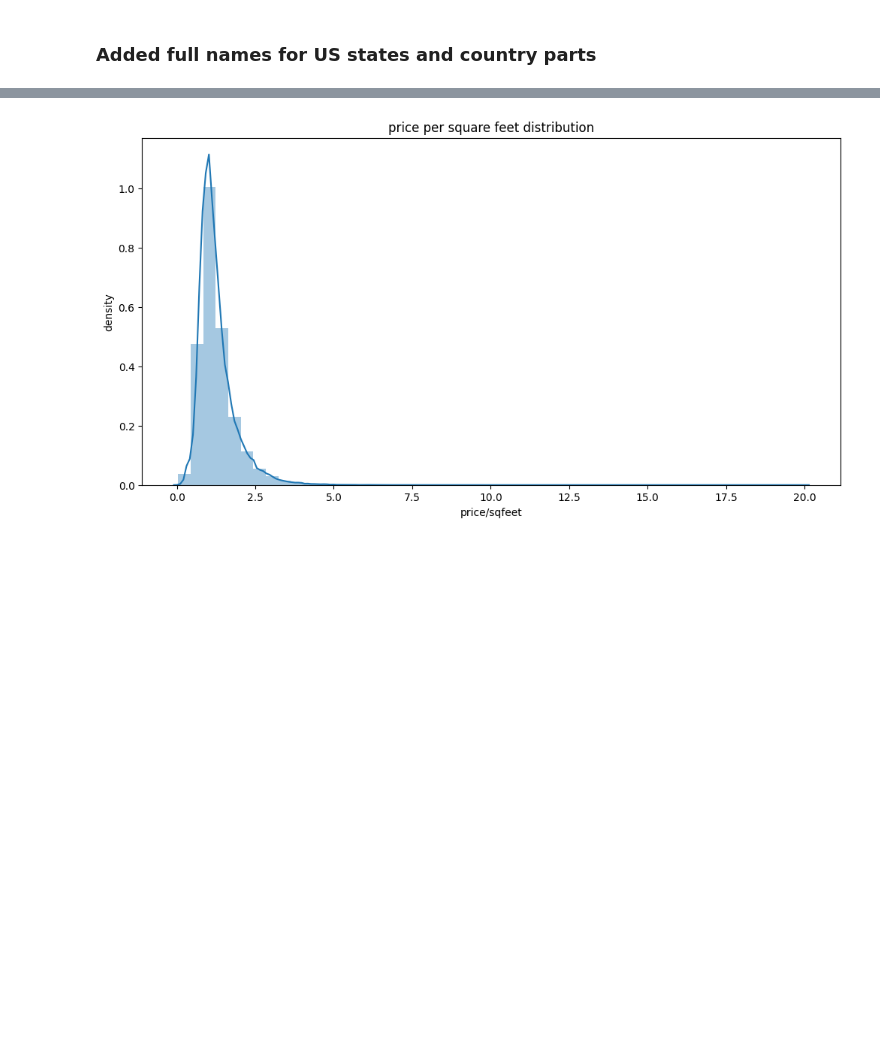
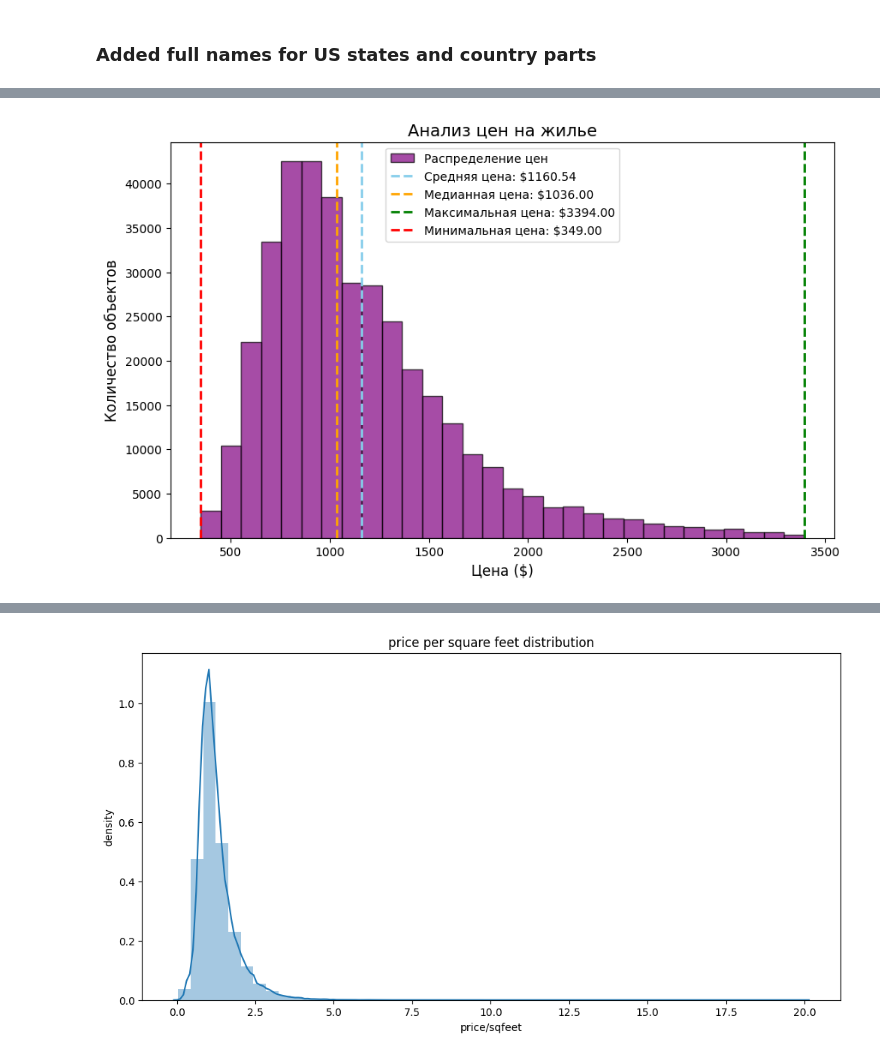
Before and after one commit to misha8347/Data-Gathering, a Jupyter notebook: final_exam/housing_analysis.ipynb, the cells around one changed output, grey strips where cells are left out. Cells and saved outputs as stored; diff of their text form; code cells hidden in the pictures; blank space fills up the shorter version.

```diff
--- a/final_exam/housing_analysis.ipynb
+++ b/final_exam/housing_analysis.ipynb
@@ -321,3 +343,24 @@ df.describe().T
 | lat | 371985.0 | 3.710568e+01 | 5.238229e+00 | 1.910020e+01 | 3.342370e+01 | 3.761930e+01 | 4.111080e+01 | 4.900120e+01 |
 | long | 371985.0 | -9.233729e+01 | 1.516919e+01 | -1.595300e+02 | -9.851270e+01 | -8.758910e+01 | -8.115250e+01 | -6.748200e+01 |
 | price/sqfeet | 371985.0 | 1.260617e+00 | 6.009727e-01 | 4.252734e-02 | 8.859784e-01 | 1.118280e+00 | 1.466667e+00 | 2.000000e+01 |
+# %%
+average_price = df['price'].mean()
+median_price = df['price'].median()
+max_price = df['price'].max()
+min_price = df['price'].min()
+
+plt.figure(figsize=(10, 6))
+plt.hist(df['price'], bins=30, color='purple', edgecolor='black', alpha=0.7, label='Распределение цен')
+
+plt.axvline(average_price, color='skyblue', linestyle='--', linewidth=2, label=f'Средняя цена: ${average_price:.2f}')
+plt.axvline(median_price, color='orange', linestyle='--', linewidth=2, label=f'Медианная цена: ${median_price:.2f}')
+plt.axvline(max_price, color='green', linestyle='--', linewidth=2, label=f'Максимальная цена: ${max_price:.2f}')
+plt.axvline(min_price, color='red', linestyle='--', linewidth=2, label=f'Минимальная цена: ${min_price:.2f}')
+
+plt.title('Анализ цен на жилье', fontsize=14)
+plt.xlabel('Цена ($)', fontsize=12)
+plt.ylabel('Количество объектов', fontsize=12)
+plt.legend(fontsize=10)
+plt.show()
+# %% [output]
+[figure, added]
```
Also changed, not shown: parts of 9 cells of this notebook.
